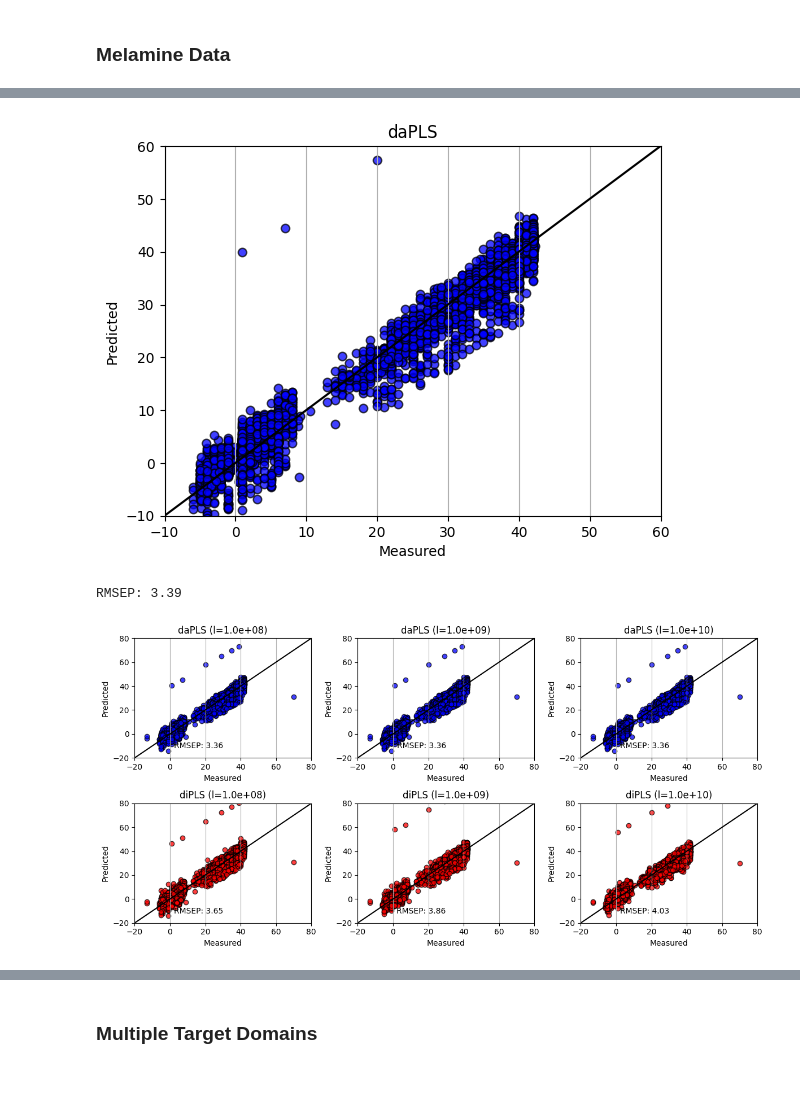
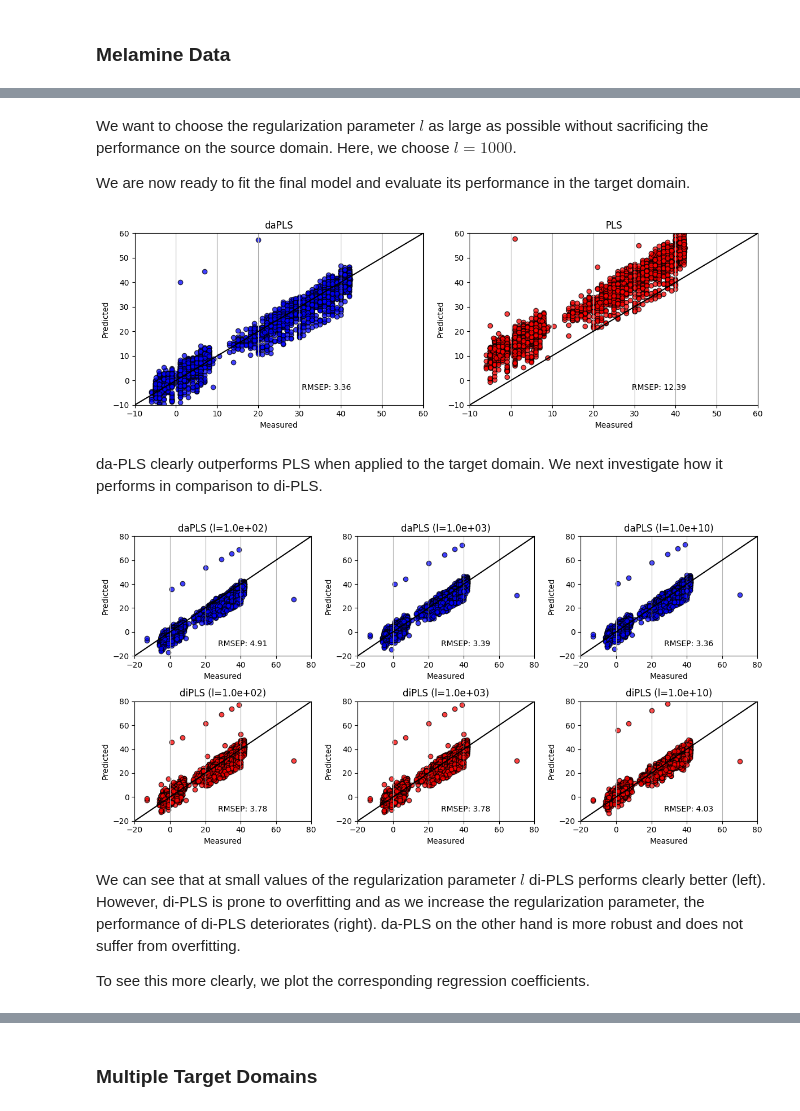
Before and after one commit to taozhangr/diPLSlib, a Jupyter notebook: notebooks/demo_daPLS.ipynb, the cells around one changed output, grey strips where cells are left out. Cells and saved outputs as stored; diff of their text form; code cells hidden in the pictures; blank space fills up the shorter version.

```diff
--- a/notebooks/demo_daPLS.ipynb
+++ b/notebooks/demo_daPLS.ipynb
@@ -285,33 +295,55 @@ Best parameters found:  {'l': np.float64(1000.0)}
+# %% [markdown]
+We want to choose the regularization parameter $l$ as large as possible without sacrificing the performance on the source domain. Here, we choose $l=1000$.
+
+We are now ready to fit the final model and evaluate its performance in the target domain.
 # %%
+# Initialize KDAPLS model
 m_kdapls = kdapls(target_domain=0, A=12, l=1000, kernel_params={'type': 'primal'})
 
 # Fit the model
 m_kdapls.fit(Xs, ys, **{'xs': Xs, 'xt': Xt})
 
 # Predict the target domain
 yhat = m_kdapls.predict(Xt)
 
 # Plot the predicted vs measured values
+plt.figure(figsize=(12, 4))
+plt.subplot(121)
 plt.scatter(yt, yhat, color='b', edgecolor='k', alpha=0.75)
 ax = plt.gca()
 ax.set_xlim([-10, 60])
 ax.set_ylim([-10, 60])
 ax.plot([0, 1], [0, 1], 'k', transform=ax.transAxes)
 plt.xlabel('Measured')
 plt.ylabel('Predicted')
 plt.grid(axis='x')
 plt.title('daPLS')
-plt.show()
+plt.text(0.75, 0.1, f"RMSEP: {fct.rmse(yhat.T, yt.T):.2f}", ha='right', va='center', transform=ax.transAxes)
 
-from diPLSlib.utils.misc import rmse as r_mse
-print(f"RMSEP: {r_mse(yhat.T, yt.T):.2f}")
+# Compare with PLS
+m_kdapls = kdapls(target_domain=0, A=12, l=0, kernel_params={'type': 'primal'})
+m_kdapls.fit(Xs, ys)
+yhat = m_kdapls.predict(Xt)
+plt.subplot(122)
+plt.scatter(yt, yhat, color='r', edgecolor='k', alpha=0.75)
+ax = plt.gca()
+ax.set_xlim([-10, 60])
+ax.set_ylim([-10, 60])
+ax.plot([0, 1], [0, 1], 'k', transform=ax.transAxes)
+plt.xlabel('Measured')
+plt.ylabel('Predicted')
+plt.grid(axis='x')
+plt.title('PLS')
+plt.text(0.75, 0.1, f"RMSEP: {fct.rmse(yhat.T, yt.T):.2f}", ha='right', va='center', transform=ax.transAxes)
+plt.tight_layout()
 # %% [output]
-[figure, old version]
+[figure, new version]
-RMSEP: 3.39
+# %% [markdown]
+da-PLS clearly outperforms PLS when applied to the target domain. We next investigate how it performs in comparison to di-PLS.
 # %%
-# Regularization params diPLS and daPLS
-l_da = [1e8, 1e9, 1e10]
-l_di = [1e8, 1e9, 1e10]
+# Regularization params for diPLS and daPLS
+l_da = [1e2, 1e3, 1e10]
+l_di = [1e2, 1e3, 1e10]
 
 # Regression coefficients
 b_da = {}
@@ -333,7 +365,7 @@ for i in range(3):
     plt.ylabel('Predicted')
     plt.grid(axis='x')
     plt.title(f"daPLS (l={l_da[i]:.1e})")
-    plt.text(0.5, 0.1, f"RMSEP: {r_mse(yhat_da.T, yt.T):.2f}", ha='right', va='center', transform=ax.transAxes)
+    plt.text(0.75, 0.1, f"RMSEP: {fct.rmse(yhat_da.T, yt.T):.2f}", ha='right', va='center', transform=ax.transAxes)
     b_da[l_da[i]] = m_da.coef_
 
     plt.subplot(2, 3, i+4)
@@ -349,11 +381,15 @@ for i in range(3):
     plt.ylabel('Predicted')
     plt.grid(axis='x')
     plt.title(f"diPLS (l={l_di[i]:.1e})")
-    plt.text(0.5, 0.1, f"RMSEP: {r_mse(yhat_di.T, yt.T):.2f}", ha='right', va='center', transform=ax.transAxes)
+    plt.text(0.75, 0.1, f"RMSEP: {fct.rmse(yhat_di.T, yt.T):.2f}", ha='right', va='center', transform=ax.transAxes)
     b_di[l_di[i]] = m_di.b_
 
 plt.tight_layout()
 # %% [output]
-[figure, old version]
+[figure, new version]
+# %% [markdown]
+We can see that at small values of the regularization parameter $l$ di-PLS performs clearly better (left). However, di-PLS is prone to overfitting and as we increase the regularization parameter, the performance of di-PLS deteriorates (right). da-PLS on the other hand is more robust and does not suffer from overfitting.
+
+To see this more clearly, we plot the corresponding regression coefficients.
 # %%
 # Plot regression coefficients
```
Also changed, not shown: parts of 15 cells of this notebook, 12 other files.
